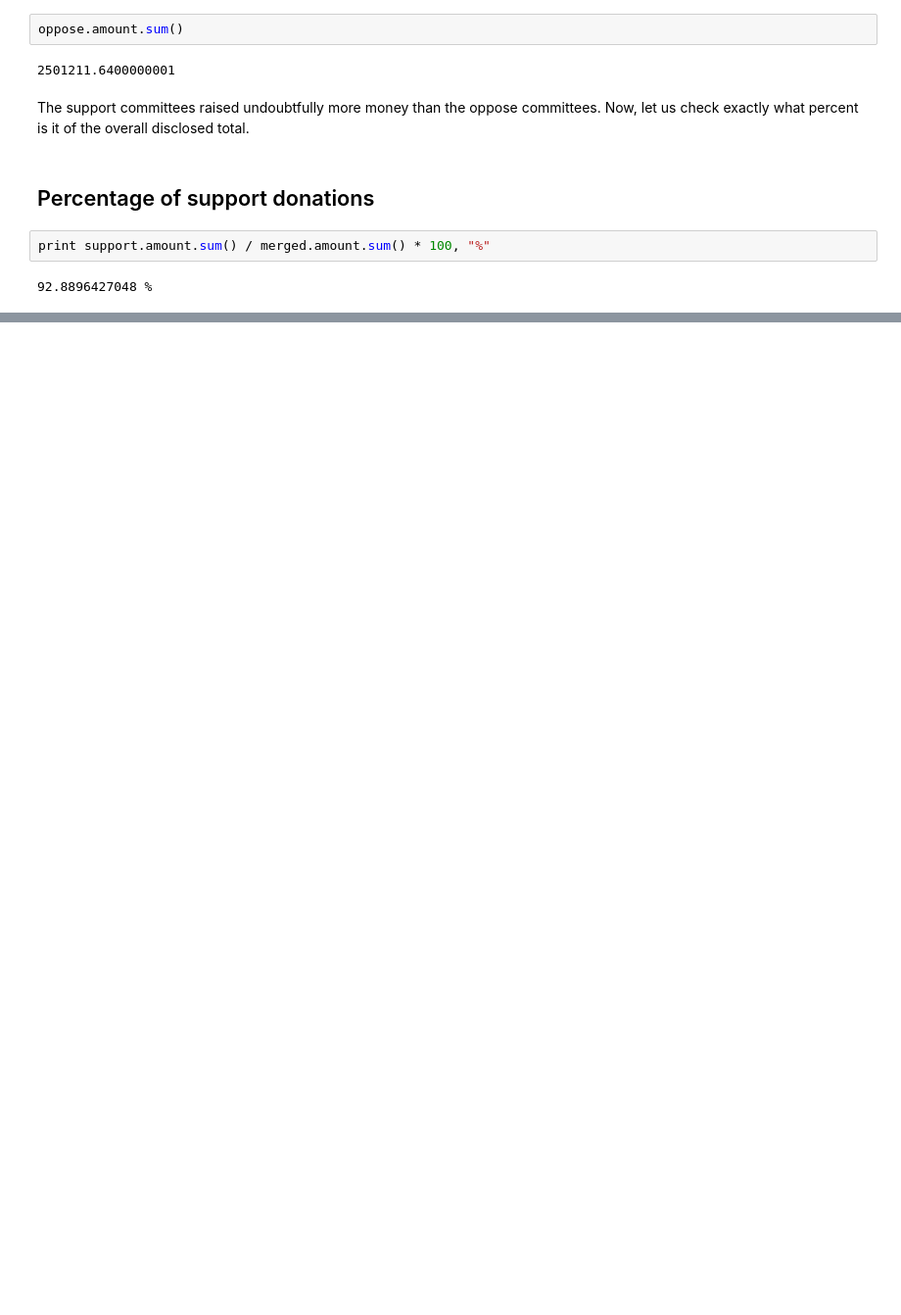
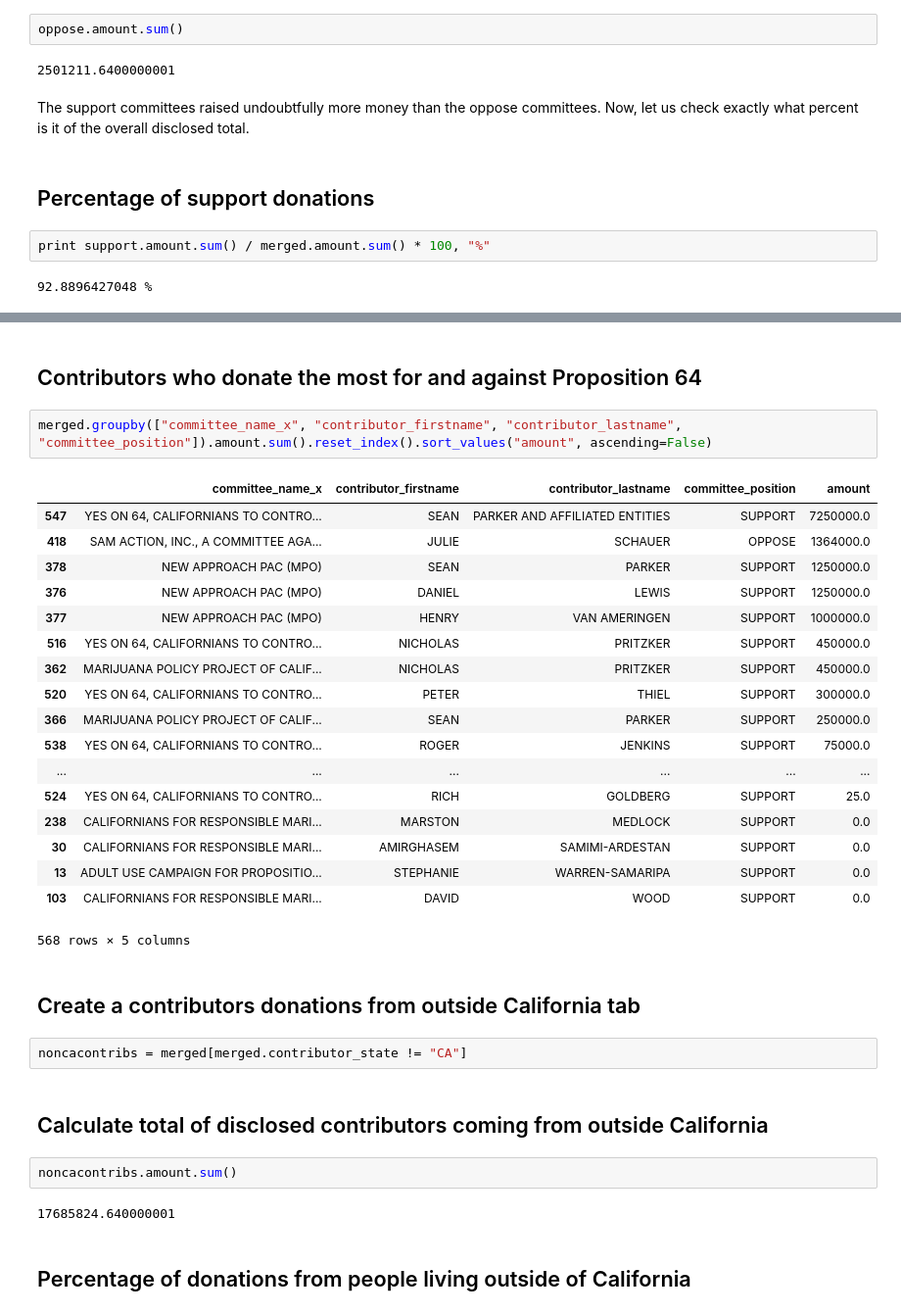
Before and after one commit to kcalawson/first-python-notebook, a Jupyter notebook: prop-64-analysis.ipynb, the cells around one changed output, grey strips where cells are left out. Shown at 98% size. Drawn from its saved outputs; the diff is of its cells as text; blank space fills up the shorter version.

```diff
--- a/prop-64-analysis.ipynb
+++ b/prop-64-analysis.ipynb
@@ -202,0 +215,35 @@ print support.amount.sum() / merged.amount.sum() * 100, "%"
+# %% [markdown]
+## Contributors who donate the most for and against Proposition 64
+# %%
+merged.groupby(["committee_name_x", "contributor_firstname", "contributor_lastname", "committee_position"]).amount.sum().reset_index().sort_values("amount", ascending=False)
+# %% [output]
+|  | committee_name_x | contributor_firstname | contributor_lastname | committee_position | amount |
+| 547 | YES ON 64, CALIFORNIANS TO CONTRO... | SEAN | PARKER AND AFFILIATED ENTITIES | SUPPORT | 7250000.0 |
+| 418 | SAM ACTION, INC., A COMMITTEE AGA... | JULIE | SCHAUER | OPPOSE | 1364000.0 |
+| 378 | NEW APPROACH PAC (MPO) | SEAN | PARKER | SUPPORT | 1250000.0 |
+| 376 | NEW APPROACH PAC (MPO) | DANIEL | LEWIS | SUPPORT | 1250000.0 |
+| 377 | NEW APPROACH PAC (MPO) | HENRY | VAN AMERINGEN | SUPPORT | 1000000.0 |
+| 516 | YES ON 64, CALIFORNIANS TO CONTRO... | NICHOLAS | PRITZKER | SUPPORT | 450000.0 |
+| 362 | MARIJUANA POLICY PROJECT OF CALIF... | NICHOLAS | PRITZKER | SUPPORT | 450000.0 |
+| 520 | YES ON 64, CALIFORNIANS TO CONTRO... | PETER | THIEL | SUPPORT | 300000.0 |
+| 366 | MARIJUANA POLICY PROJECT OF CALIF... | SEAN | PARKER | SUPPORT | 250000.0 |
+| 538 | YES ON 64, CALIFORNIANS TO CONTRO... | ROGER | JENKINS | SUPPORT | 75000.0 |
+| ... | ... | ... | ... | ... | ... |
+| 524 | YES ON 64, CALIFORNIANS TO CONTRO... | RICH | GOLDBERG | SUPPORT | 25.0 |
+| 238 | CALIFORNIANS FOR RESPONSIBLE MARI... | MARSTON | MEDLOCK | SUPPORT | 0.0 |
+| 30 | CALIFORNIANS FOR RESPONSIBLE MARI... | AMIRGHASEM | SAMIMI-ARDESTAN | SUPPORT | 0.0 |
+| 13 | ADULT USE CAMPAIGN FOR PROPOSITIO... | STEPHANIE | WARREN-SAMARIPA | SUPPORT | 0.0 |
+| 103 | CALIFORNIANS FOR RESPONSIBLE MARI... | DAVID | WOOD | SUPPORT | 0.0 |
+568 rows × 5 columns
+# %% [markdown]
+## Create a contributors donations from outside California tab
+# %%
+noncacontribs = merged[merged.contributor_state != "CA"]
+# %% [markdown]
+## Calculate total of disclosed contributors coming from outside California
+# %%
+noncacontribs.amount.sum()
+# %% [output]
+17685824.640000001
+# %% [markdown]
+## Percentage of donations from people living outside of California
```
Also changed, not shown: parts of 7 cells of this notebook.
